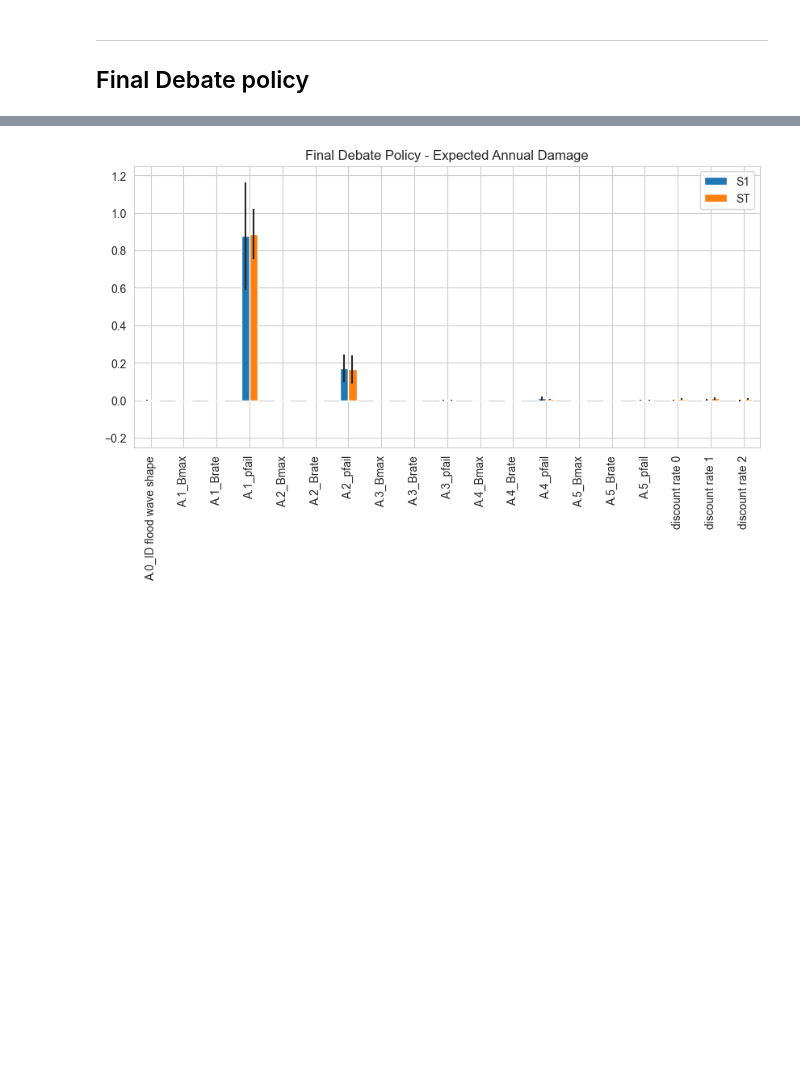
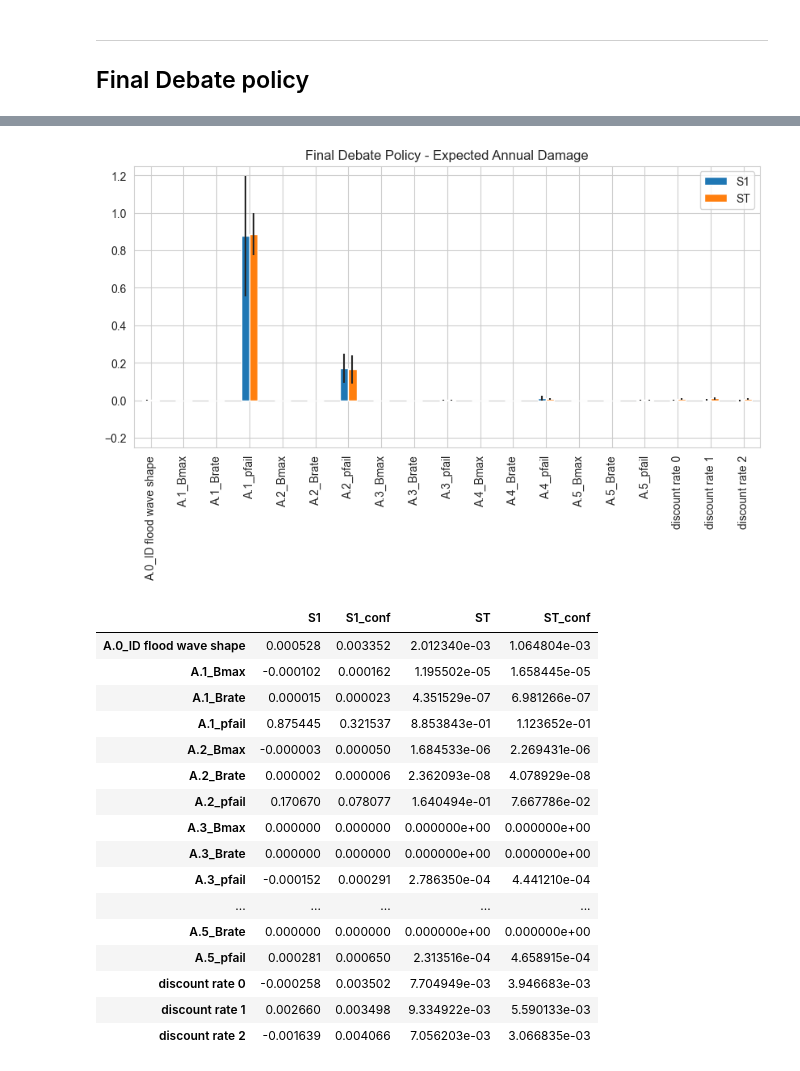
Before and after one commit to MiraVos/epa1361_open, a Jupyter notebook: final assignment/V9_Multi-scenario_MORDM_and_ScenarioDiscovery.ipynb, the cells around one changed output, grey strips where cells are left out. Saved outputs shown, nothing was run; the diff lists cells and outputs as text; code cells hidden in the pictures; blank space fills up the shorter version.

```diff
--- a/final assignment/V9_Multi-scenario_MORDM_and_ScenarioDiscovery.ipynb
+++ b/final assignment/V9_Multi-scenario_MORDM_and_ScenarioDiscovery.ipynb
@@ -758,18 +815,37 @@ sobol_results_idx['final debate'] = indices
 # %%
 # Figure for ST and S1 (Expected Annual Damage), final debate policy
 indices_filter = {k:indices[k] for k in ['S1','S1_conf','ST','ST_conf']}
 indices_df = pd.DataFrame(indices_filter, index=problem['names'])
 
 fig, ax = plt.subplots(1)
 idx = indices_df[['S1','ST']]
 err = indices_df[['S1_conf','ST_conf']]
 
 idx.plot.bar(yerr=err.values.T,ax=ax)
 fig.set_size_inches(10,6)
 fig.subplots_adjust(bottom=0.3)
 plt.ylim(-0.25,1.25)
 plt.title('Final Debate Policy - Expected Annual Damage')
-plt.savefig('SOBOL_plot_Expected Annual Damage_final debate.svg')
+plt.savefig('SOBOL_plot_Expected Annual Damage_final debate.png', bbox_inches='tight')
 plt.show()
+
+indices_df
 # %% [output]
 [figure]
+|  | S1 | S1_conf | ST | ST_conf |
+| A.0_ID flood wave shape | 0.000528 | 0.003352 | 2.012340e-03 | 1.064804e-03 |
+| A.1_Bmax | -0.000102 | 0.000162 | 1.195502e-05 | 1.658445e-05 |
+| A.1_Brate | 0.000015 | 0.000023 | 4.351529e-07 | 6.981266e-07 |
+| A.1_pfail | 0.875445 | 0.321537 | 8.853843e-01 | 1.123652e-01 |
+| A.2_Bmax | -0.000003 | 0.000050 | 1.684533e-06 | 2.269431e-06 |
+| A.2_Brate | 0.000002 | 0.000006 | 2.362093e-08 | 4.078929e-08 |
+| A.2_pfail | 0.170670 | 0.078077 | 1.640494e-01 | 7.667786e-02 |
+| A.3_Bmax | 0.000000 | 0.000000 | 0.000000e+00 | 0.000000e+00 |
+| A.3_Brate | 0.000000 | 0.000000 | 0.000000e+00 | 0.000000e+00 |
+| A.3_pfail | -0.000152 | 0.000291 | 2.786350e-04 | 4.441210e-04 |
+| ... | ... | ... | ... | ... |
+| A.5_Brate | 0.000000 | 0.000000 | 0.000000e+00 | 0.000000e+00 |
+| A.5_pfail | 0.000281 | 0.000650 | 2.313516e-04 | 4.658915e-04 |
+| discount rate 0 | -0.000258 | 0.003502 | 7.704949e-03 | 3.946683e-03 |
+| discount rate 1 | 0.002660 | 0.003498 | 9.334922e-03 | 5.590133e-03 |
+| discount rate 2 | -0.001639 | 0.004066 | 7.056203e-03 | 3.066835e-03 |
```
Also changed, not shown: parts of 3 cells of this notebook, 20 other files.
